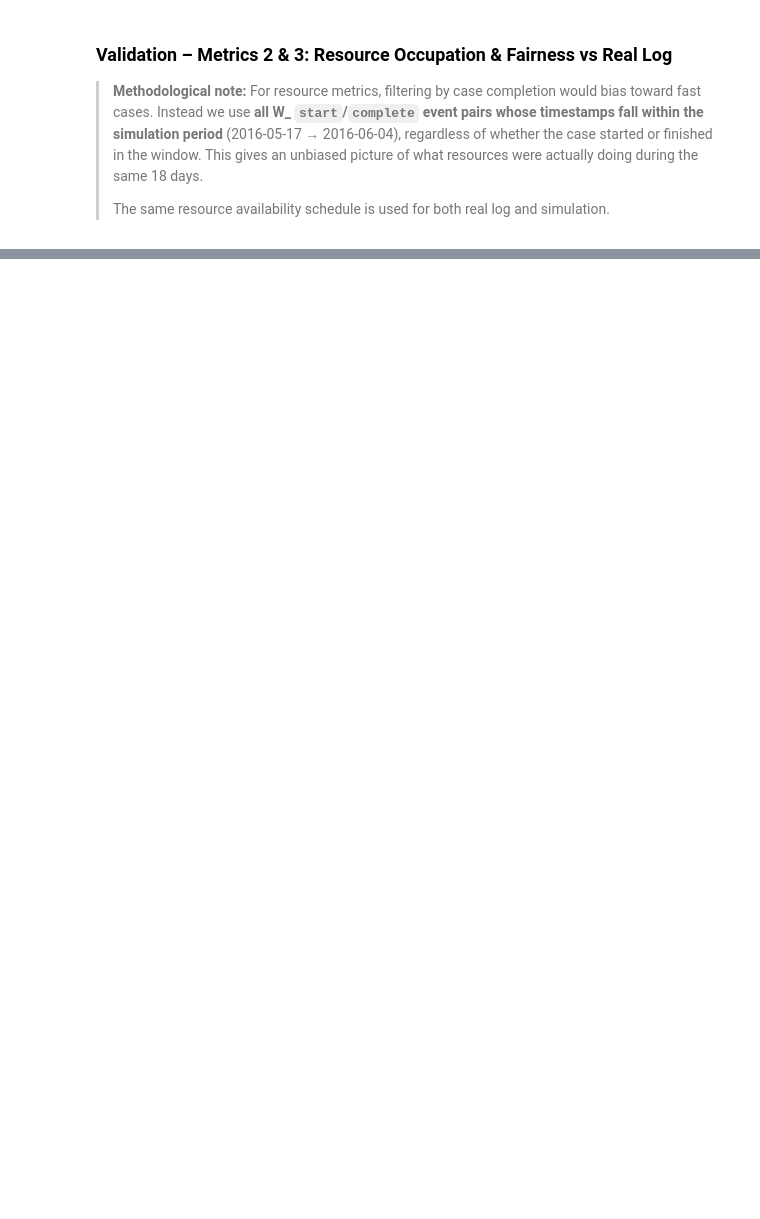
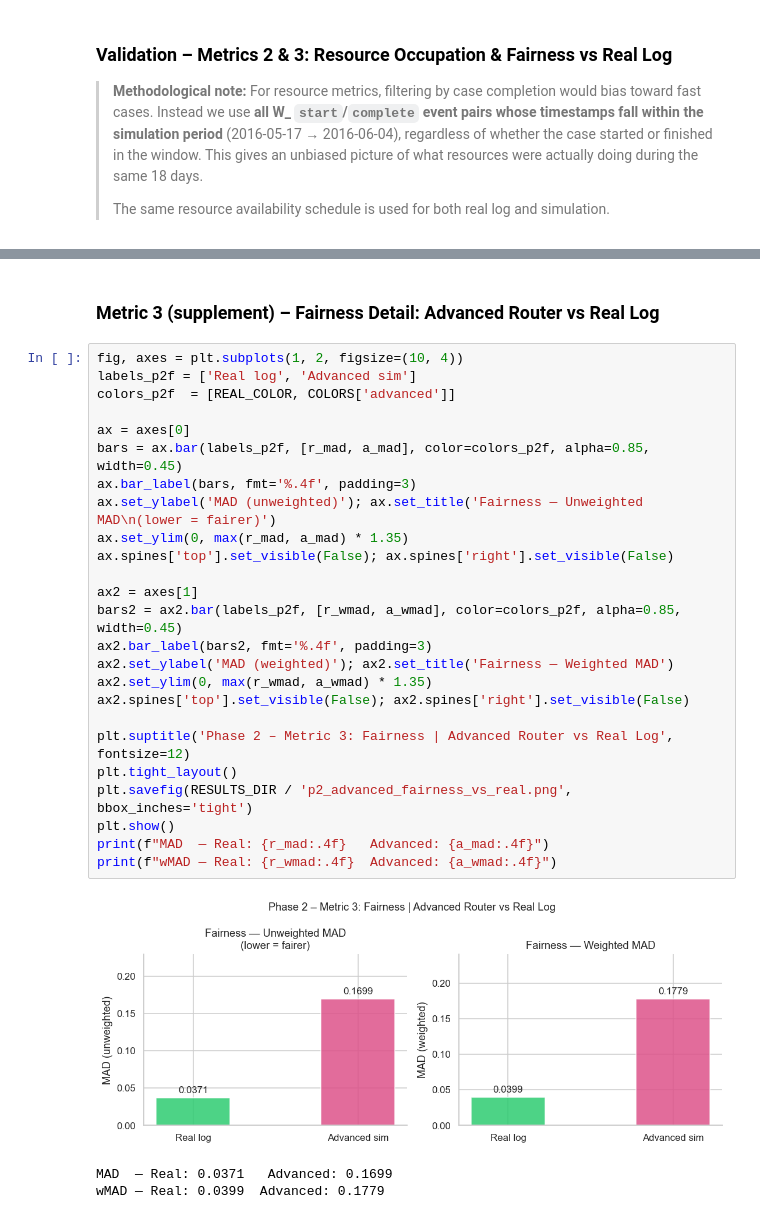
Before and after one commit to mbrieg/bppso-groupwork, a Jupyter notebook: simulation_evaluation/evaluation.ipynb, the cells around one changed output, grey strips where cells are left out. Cells and saved outputs as stored; diff of their text form; blank space fills up the shorter version.

```diff
--- a/simulation_evaluation/evaluation.ipynb
+++ b/simulation_evaluation/evaluation.ipynb
@@ -838 +810,32 @@ print('Saved -> results/validation_resource_metrics.png')
 Saved -> results/validation_resource_metrics.png
+# %% [markdown]
+### Metric 3 (supplement) – Fairness Detail: Advanced Router vs Real Log
+# %%
+fig, axes = plt.subplots(1, 2, figsize=(10, 4))
+labels_p2f = ['Real log', 'Advanced sim']
+colors_p2f  = [REAL_COLOR, COLORS['advanced']]
+
+ax = axes[0]
+bars = ax.bar(labels_p2f, [r_mad, a_mad], color=colors_p2f, alpha=0.85, width=0.45)
+ax.bar_label(bars, fmt='%.4f', padding=3)
+ax.set_ylabel('MAD (unweighted)'); ax.set_title('Fairness — Unweighted MAD\n(lower = fairer)')
+ax.set_ylim(0, max(r_mad, a_mad) * 1.35)
+ax.spines['top'].set_visible(False); ax.spines['right'].set_visible(False)
+
+ax2 = axes[1]
+bars2 = ax2.bar(labels_p2f, [r_wmad, a_wmad], color=colors_p2f, alpha=0.85, width=0.45)
+ax2.bar_label(bars2, fmt='%.4f', padding=3)
+ax2.set_ylabel('MAD (weighted)'); ax2.set_title('Fairness — Weighted MAD')
+ax2.set_ylim(0, max(r_wmad, a_wmad) * 1.35)
+ax2.spines['top'].set_visible(False); ax2.spines['right'].set_visible(False)
+
+plt.suptitle('Phase 2 – Metric 3: Fairness | Advanced Router vs Real Log', fontsize=12)
+plt.tight_layout()
+plt.savefig(RESULTS_DIR / 'p2_advanced_fairness_vs_real.png', bbox_inches='tight')
+plt.show()
+print(f"MAD  — Real: {r_mad:.4f}   Advanced: {a_mad:.4f}")
+print(f"wMAD — Real: {r_wmad:.4f}  Advanced: {a_wmad:.4f}")
+# %% [output]
+[figure, added]
+MAD  — Real: 0.0371   Advanced: 0.1699
+wMAD — Real: 0.0399  Advanced: 0.1779
```
Also changed, not shown: parts of 47 cells of this notebook, 8 other files.
